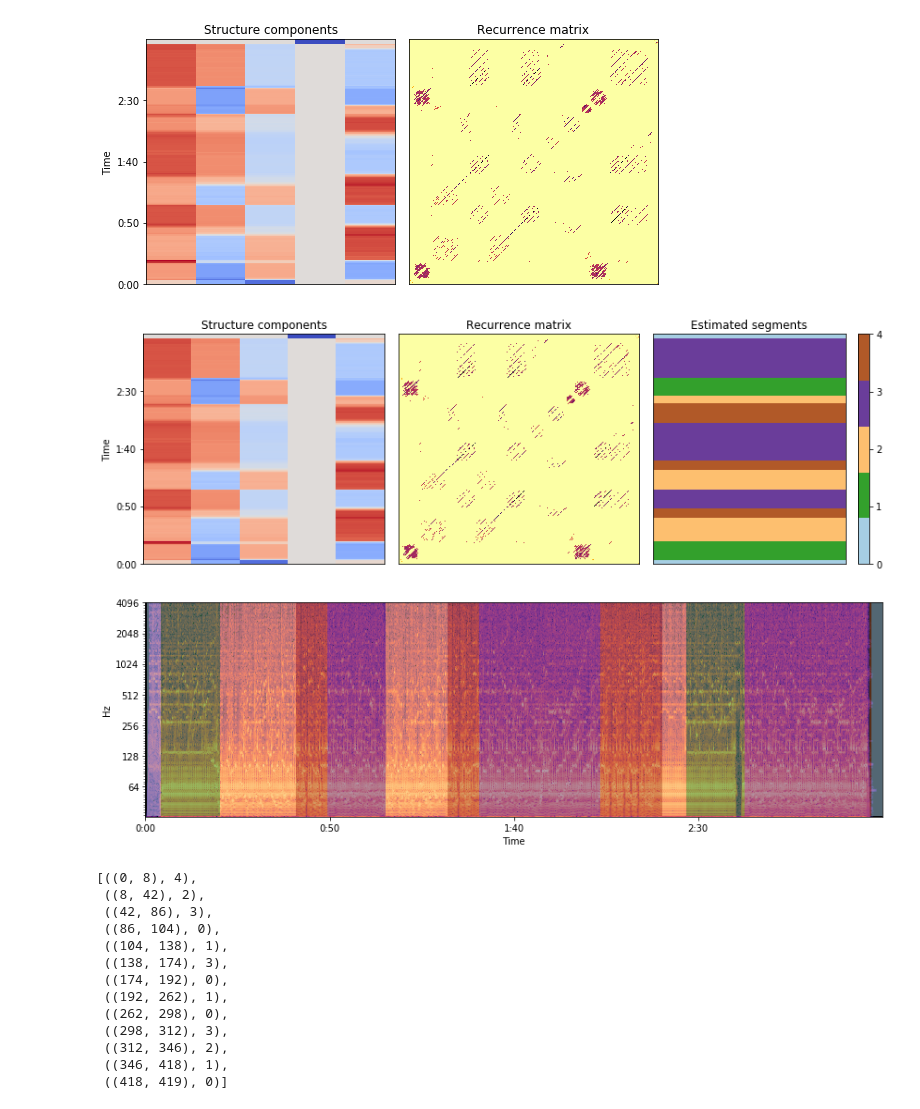
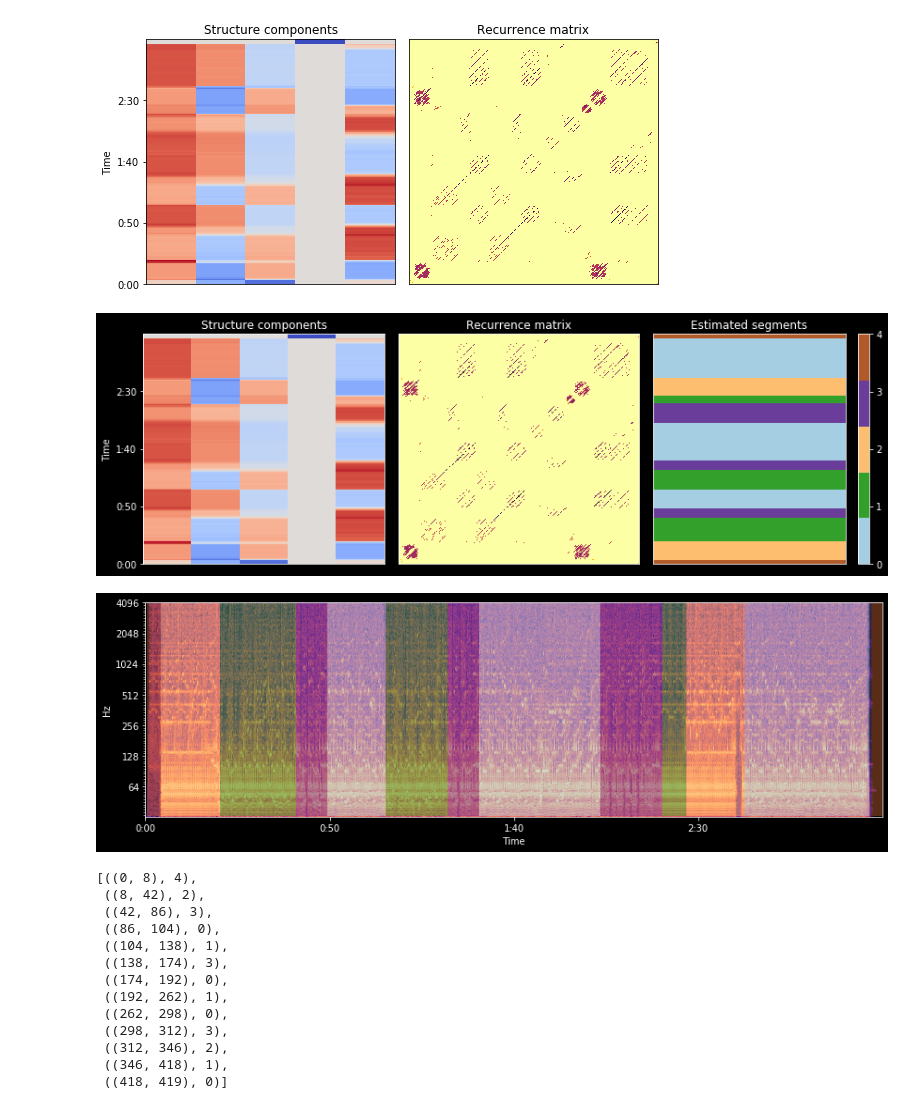
Before and after one commit to wvsharber/BeatMapSynthesizer, a Jupyter notebook: notebooks/Music_analysis.ipynb, the cells around one changed output. Saved outputs shown, nothing was run; the diff lists cells and outputs as text; code cells hidden in the pictures.

```diff
--- a/notebooks/Music_analysis.ipynb
+++ b/notebooks/Music_analysis.ipynb
@@ -329,7 +329,7 @@ import sklearn.cluster
 import librosa
 import librosa.display
 # %%
-y, sr = librosa.load('../Example_CustomMaps/2144 (Shut Up and Dance - bennydabeast)/song.ogg')
+y, sr = librosa.load('song.egg')
 # %%
 BINS_PER_OCTAVE = 12 * 3
 N_OCTAVES = 7
@@ -356,9 +357,11 @@ beat_times = librosa.frames_to_time(librosa.util.fix_frames(beats,
                                                             x_max=C.shape[1]),
                                     sr=sr)
 
+plt.style.use('dark_background')
 plt.figure(figsize=(12, 4))
 librosa.display.specshow(Csync, bins_per_octave=12*3,
                          y_axis='cqt_hz', x_axis='time',
                          x_coords=beat_times)
 plt.tight_layout()
+plt.savefig('spectrogram.png', dpi = 300, transparent = True)
 # %% [output]
@@ -447,6 +450,7 @@ seg_ids = KM.fit_predict(X)
 
 
 # and plot the results
+plt.style.use('dark_background')
 plt.figure(figsize=(12, 4))
 colors = plt.get_cmap('Paired', k)
 
@@ -463,8 +467,9 @@ librosa.display.specshow(np.atleast_2d(seg_ids).T, cmap=colors)
 plt.title('Estimated segments')
 plt.colorbar(ticks=range(k))
 plt.tight_layout()
+plt.savefig('recurrence_and_segments.png', dpi = 300, transparent = True)
 # %% [output]
-[figure, old version]
+[figure, new version]
 # %%
 bound_beats = 1 + np.flatnonzero(seg_ids[:-1] != seg_ids[1:])
 
@@ -483,29 +488,31 @@ bound_frames = librosa.util.fix_frames(bound_frames,
                                        x_max=C.shape[1]-1)
 # %%
 import matplotlib.patches as patches
+plt.style.use('dark_background')
 plt.figure(figsize=(12, 4))
 
 bound_times = librosa.frames_to_time(bound_frames)
 freqs = librosa.cqt_frequencies(n_bins=C.shape[0],
                                 fmin=librosa.note_to_hz('C1'),
                                 bins_per_octave=BINS_PER_OCTAVE)
 
 librosa.display.specshow(C, y_axis='cqt_hz', sr=sr,
                          bins_per_octave=BINS_PER_OCTAVE,
                          x_axis='time')
 ax = plt.gca()
 
 for interval, label in zip(zip(bound_times, bound_times[1:]), bound_segs):
     ax.add_patch(patches.Rectangle((interval[0], freqs[0]),
                                    interval[1] - interval[0],
                                    freqs[-1],
                                    facecolor=colors(label),
                                    alpha=0.50))
 
 plt.tight_layout()
+plt.savefig('segmented_spectrogram.png', dpi = 300, transparent = True)
 plt.show()
 # %% [output]
-[figure, old version]
+[figure, new version]
 # %%
 def laplacian_segmentation(y, sr, k = 5):
     """This function uses the Laplacian Segmentation method described in McFee and Ellis, 2014, and adapted from
```
Also changed, not shown: parts of 23 cells of this notebook, 15 other files.
